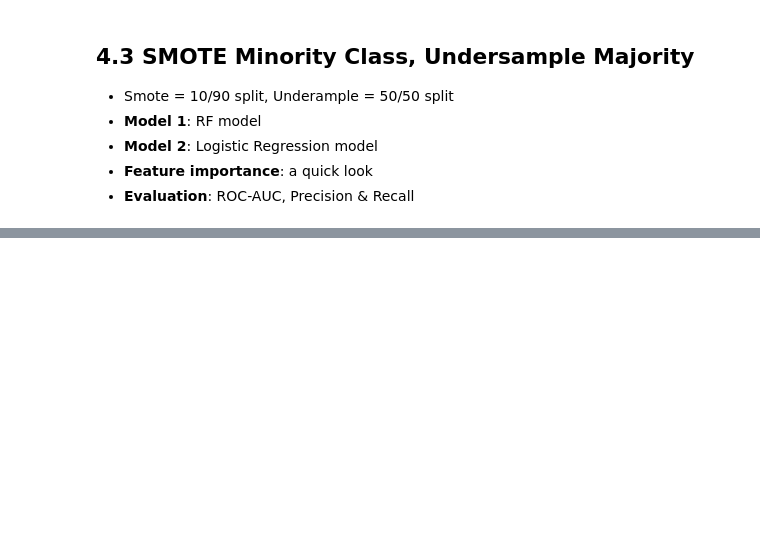
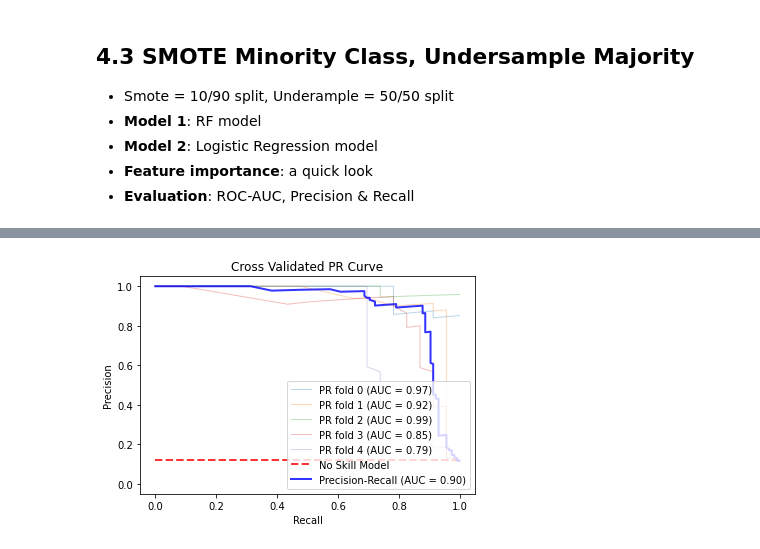
Before and after one commit to shannonhlo/pokemon-classification, a Jupyter notebook: analysis/dom/pokemon_classifier.ipynb, the cells around one changed output, grey strips where cells are left out. Cells and saved outputs as stored; diff of their text form; code cells hidden in the pictures; blank space fills up the shorter version.

```diff
--- a/analysis/dom/pokemon_classifier.ipynb
+++ b/analysis/dom/pokemon_classifier.ipynb
@@ -558,0 +819,8 @@ Please also refer to the documentation for alternative solver options:
+# %%
+# pr baseline = % target
+pr_baseline = round(sum(y) / len(y), 2)
+
+# draw the pr curve across cv runs
+draw_cv_pr_curve(clf, cv, X, y, pr_baseline, title = 'Cross Validated PR Curve')
+# %% [output]
+[figure, added]
```
Also changed, not shown: parts of 20 cells of this notebook, 1 other file.
